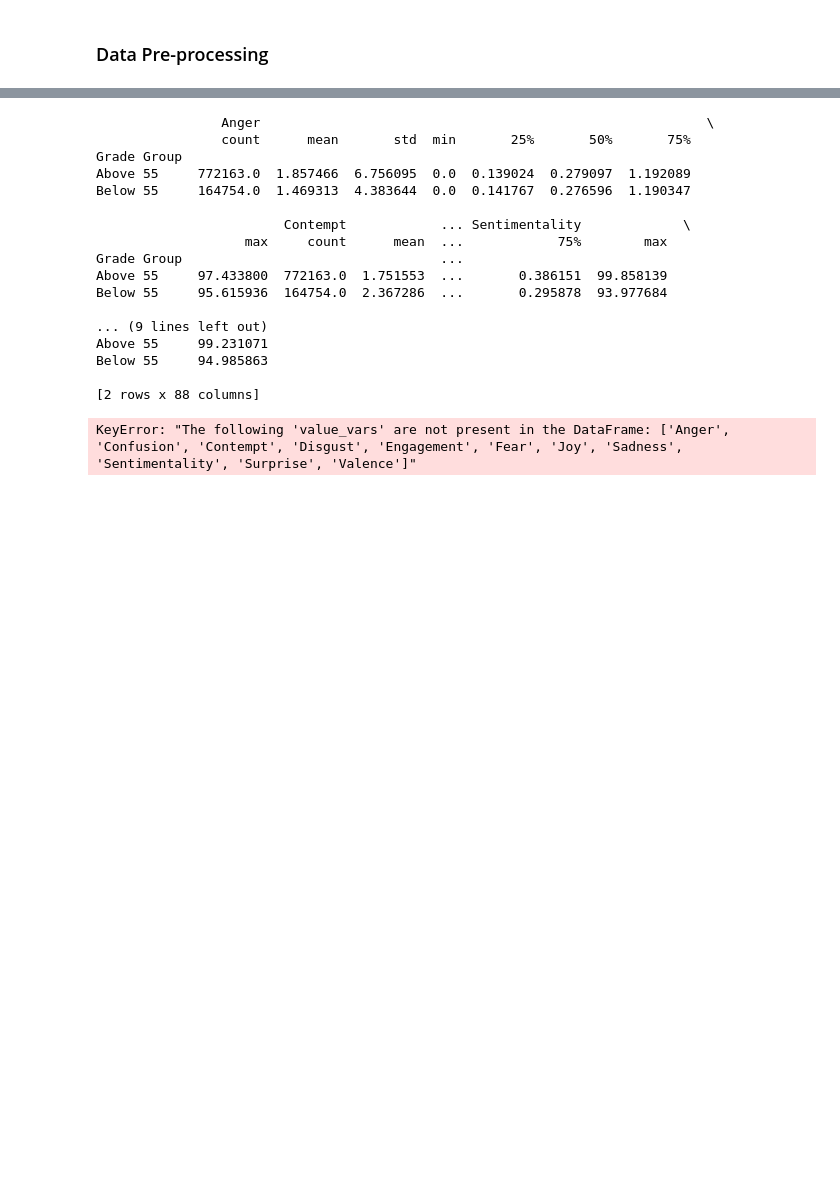
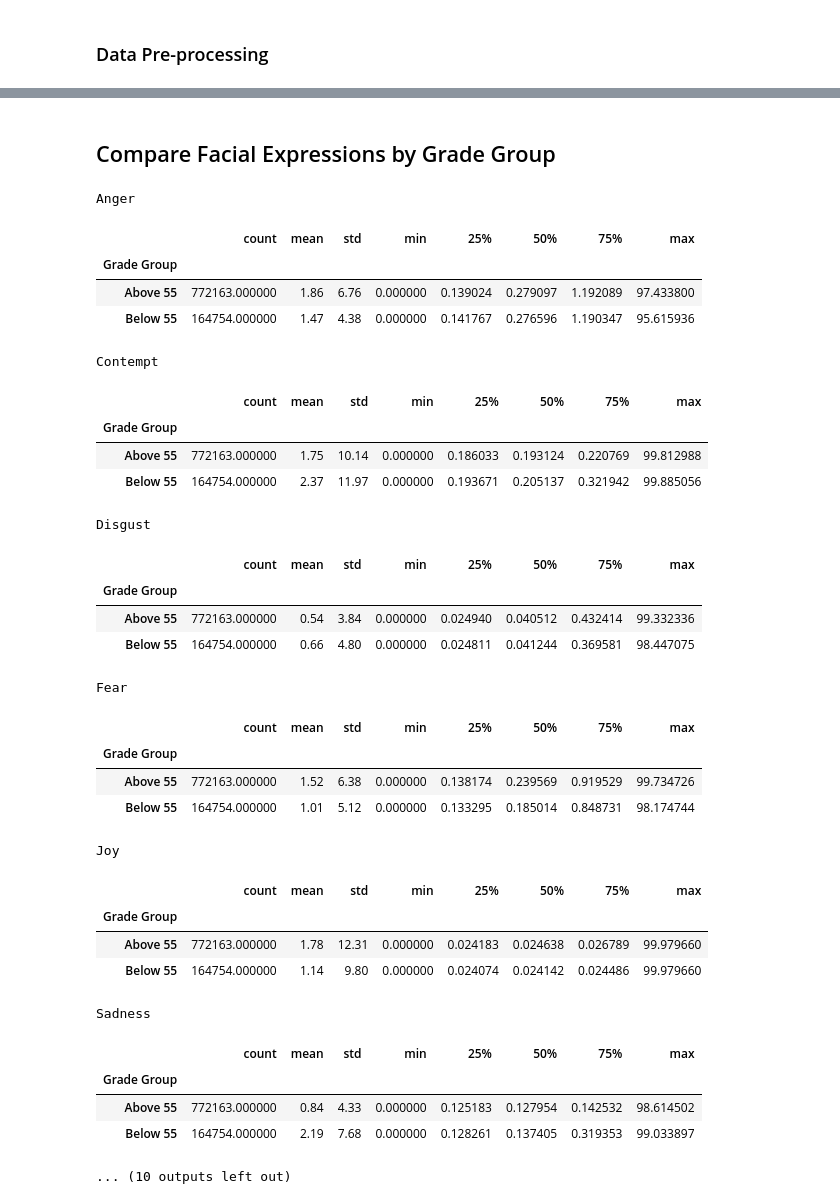
Before and after one commit to litalshl/classifiers, a Jupyter notebook: all_respondents_with_grades.ipynb, the cells around one changed output, grey strips where cells are left out. Cells and saved outputs as stored; diff of their text form; code cells hidden in the pictures; blank space fills up the shorter version.

```diff
--- a/all_respondents_with_grades.ipynb
+++ b/all_respondents_with_grades.ipynb
@@ -131,45 +131,54 @@ facial_expressions_data.head()
 5 rows × 38 columns
+# %% [markdown]
+<h2>Compare Facial Expressions by Grade Group</h2>
 # %%
+
+from tabulate import tabulate
 
 # Add a new column to the combined_data_with_grades dataframe that indicates whether the grade is above or below 55
 combined_data_with_grades['Grade Group'] = combined_data_with_grades['Grade'].apply(lambda x: 'Above 55' if x >= 55 else 'Below 55')
 
 # Describe statistics for each selected column by grade group
 selected_columns = ['Anger', 'Contempt', 'Disgust', 'Fear', 'Joy', 'Sadness', 'Surprise',
        'Engagement', 'Valence', 'Sentimentality', 'Confusion']
 grouped_stats = combined_data_with_grades.groupby(['Grade Group'])[selected_columns].describe()
 
-# Print the resulting statistics dataframe
-print(grouped_stats)
+# Loop through the selected columns and create a formatted table for each one
+for col in selected_columns:
+    col_stats = combined_data_with_grades.groupby(['Grade Group'])[col].describe()
+    col_stats_formatted = col_stats.style.set_table_styles([{'selector': 'th', 'props': [('text-align', 'center')]}])\
+                                        .set_caption(col)\
+                                        .format("{:.2f}", subset=pd.IndexSlice[:, ['mean', 'std']])
+    display(col_stats_formatted)
 # %% [output]
-                Anger                                                         \
-                count      mean       std  min       25%       50%       75%
-Grade Group
-Above 55     772163.0  1.857466  6.756095  0.0  0.139024  0.279097  1.192089
-Below 55     164754.0  1.469313  4.383644  0.0  0.141767  0.276596  1.190347
-
-                        Contempt            ... Sentimentality             \
-                   max     count      mean  ...            75%        max
-Grade Group                                 ...
-Above 55     97.433800  772163.0  1.751553  ...       0.386151  99.858139
-Below 55     95.615936  164754.0  2.367286  ...       0.295878  93.977684
-
-... (9 lines left out)
-Above 55     99.231071
-Below 55     94.985863
-
-[2 rows x 88 columns]
+Anger
+|  | count | mean | std | min | 25% | 50% | 75% | max |
+| Grade Group |  |  |  |  |  |  |  |  |
+| Above 55 | 772163.000000 | 1.86 | 6.76 | 0.000000 | 0.139024 | 0.279097 | 1.192089 | 97.433800 |
+| Below 55 | 164754.000000 | 1.47 | 4.38 | 0.000000 | 0.141767 | 0.276596 | 1.190347 | 95.615936 |
+Contempt
+|  | count | mean | std | min | 25% | 50% | 75% | max |
+| Grade Group |  |  |  |  |  |  |  |  |
+| Above 55 | 772163.000000 | 1.75 | 10.14 | 0.000000 | 0.186033 | 0.193124 | 0.220769 | 99.812988 |
+| Below 55 | 164754.000000 | 2.37 | 11.97 | 0.000000 | 0.193671 | 0.205137 | 0.321942 | 99.885056 |
+Disgust
+|  | count | mean | std | min | 25% | 50% | 75% | max |
+| Grade Group |  |  |  |  |  |  |  |  |
+| Above 55 | 772163.000000 | 0.54 | 3.84 | 0.000000 | 0.024940 | 0.040512 | 0.432414 | 99.332336 |
+| Below 55 | 164754.000000 | 0.66 | 4.80 | 0.000000 | 0.024811 | 0.041244 | 0.369581 | 98.447075 |
+Fear
+|  | count | mean | std | min | 25% | 50% | 75% | max |
+| Grade Group |  |  |  |  |  |  |  |  |
+| Above 55 | 772163.000000 | 1.52 | 6.38 | 0.000000 | 0.138174 | 0.239569 | 0.919529 | 99.734726 |
+| Below 55 | 164754.000000 | 1.01 | 5.12 | 0.000000 | 0.133295 | 0.185014 | 0.848731 | 98.174744 |
+Joy
+|  | count | mean | std | min | 25% | 50% | 75% | max |
+| Grade Group |  |  |  |  |  |  |  |  |
+| Above 55 | 772163.000000 | 1.78 | 12.31 | 0.000000 | 0.024183 | 0.024638 | 0.026789 | 99.979660 |
+| Below 55 | 164754.000000 | 1.14 | 9.80 | 0.000000 | 0.024074 | 0.024142 | 0.024486 | 99.979660 |
+Sadness
+|  | count | mean | std | min | 25% | 50% | 75% | max |
+| Grade Group |  |  |  |  |  |  |  |  |
+| Above 55 | 772163.000000 | 0.84 | 4.33 | 0.000000 | 0.125183 | 0.127954 | 0.142532 | 98.614502 |
+| Below 55 | 164754.000000 | 2.19 | 7.68 | 0.000000 | 0.128261 | 0.137405 | 0.319353 | 99.033897 |
+... (10 outputs left out)
-# %%
-import seaborn as sns
-
-# Reshape the dataframe for visualization using a heatmap
-grouped_stats_visual = pd.melt(grouped_stats.T.reset_index(), id_vars=['level_1'], value_vars=selected_columns)
-grouped_stats_visual['value'] = grouped_stats_visual['value'].astype(float)
-grouped_stats_visual['variable'] = grouped_stats_visual['level_1'] + ' (' + grouped_stats_visual['Grade Group'] + ')'
-grouped_stats_visual = grouped_stats_visual[['variable', 'value']]
-grouped_stats_visual = grouped_stats_visual.pivot(index='variable', columns='Grade Group', values='value')
-
-# Create a heatmap of the statistics using seaborn
-sns.heatmap(grouped_stats_visual, cmap='coolwarm', annot=True, fmt='.2f', center=0)
-# %% [output]
-KeyError: "The following 'value_vars' are not present in the DataFrame: ['Anger', 'Confusion', 'Contempt', 'Disgust', 'Engagement', 'Fear', 'Joy', 'Sadness', 'Sentimentality', 'Surprise', 'Valence']"
```
Also changed, not shown: parts of 3 cells of this notebook, 1 other file.
